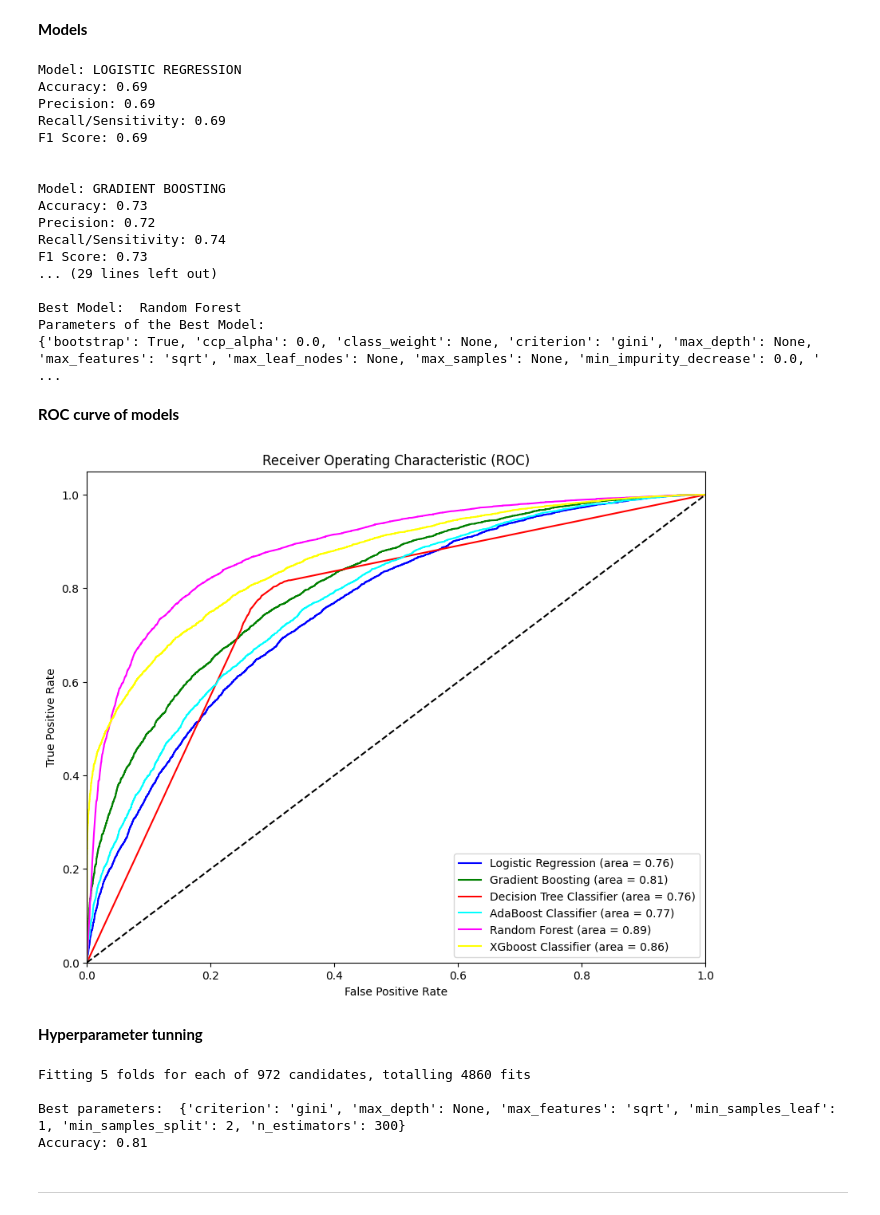
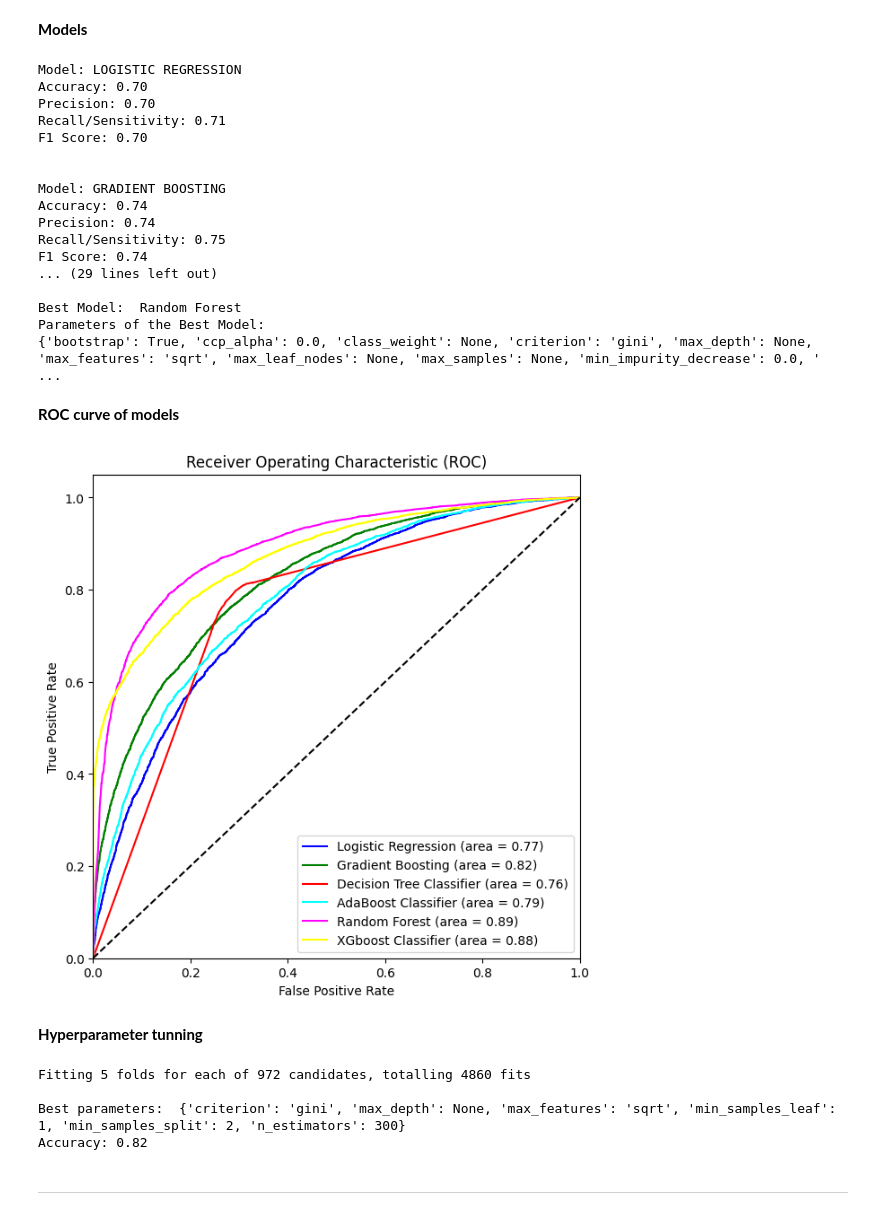
Before and after one commit to carlosla2802/TFG-repo, a Jupyter notebook: tfg_code.ipynb, the cells around one changed output. Cells and saved outputs as stored; diff of their text form; code cells hidden in the pictures.

```diff
--- a/tfg_code.ipynb
+++ b/tfg_code.ipynb
@@ -131,7 +131,7 @@ array([0., 1.])
 # %%
 # Rows and columns with the dataset filtered by people with Diabetes and Age
 df_filtered = df[df["DIABETE3"] == 1]
-df_filtered = df_filtered[df_filtered["_AGEG5YR"] > 6]
+df_filtered = df_filtered[df_filtered["_AGEG5YR"] > 5]
 # %% [markdown]
 ### **Treatment of variables**
 # %% [markdown]
@@ -740,10 +741,6 @@ final_df = final_df[final_df.PHYSHLTH != 99]
 #'GENHLTH'
 final_df = final_df[final_df.GENHLTH != 7]
 final_df = final_df[final_df.GENHLTH != 9]
-
-
-#'_INCOMG'
-final_df = final_df[final_df._INCOMG != 9]
 
 
 #'BPHIGH4'
@@ -815,6 +812,16 @@ final_df = final_df[final_df.MENTHLTH != 99]
 #'_TOTINDA'
 final_df['_TOTINDA'] = final_df['_TOTINDA'].replace({2:0})
 final_df = final_df[final_df._TOTINDA != 9]
+# %%
+#'CHCKIDNY'
+final_df['CHCKIDNY'] = final_df['CHCKIDNY'].replace({2:0})
+final_df = final_df[final_df.CHCKIDNY != 7]
+final_df = final_df[final_df.CHCKIDNY != 9]
+
+#'ALCDAY5'
+final_df['ALCDAY5'] = final_df['ALCDAY5'].replace({888:0})
+final_df = final_df[final_df.ALCDAY5 != 777]
+final_df = final_df[final_df.ALCDAY5 != 999]
 # %%
 final_df
 # %% [output]
@@ -1140,7 +1146,7 @@ X = df_balanced_smote.drop(columns=[target_variable])  # Characteristics without
 y = df_balanced_smote[target_variable]  # New target variable
 
 # Split the data into training and test sets again.
-X_train, X_test, y_train, y_test = train_test_split(X, y, test_size=0.3, random_state=42)
+X_train, X_test, y_train, y_test = train_test_split(X, y, test_size=0.2, random_state=42)
 # %% [markdown]
 **Divide into categorical and numeric features**
 # %%
@@ -1220,17 +1226,17 @@ if best_model:
     print(best_pipeline['model'].get_params())
 # %% [output]
 Model: LOGISTIC REGRESSION
-Accuracy: 0.69
-Precision: 0.69
-Recall/Sensitivity: 0.69
-F1 Score: 0.69
+Accuracy: 0.70
+Precision: 0.70
+Recall/Sensitivity: 0.71
+F1 Score: 0.70
 
 
 Model: GRADIENT BOOSTING
-Accuracy: 0.73
-Precision: 0.72
-Recall/Sensitivity: 0.74
-F1 Score: 0.73
+Accuracy: 0.74
+Precision: 0.74
+Recall/Sensitivity: 0.75
+F1 Score: 0.74
 ... (29 lines left out)
 
 Best Model:  Random Forest
@@ -1243,7 +1249,7 @@ Parameters of the Best Model:
 colors = ['blue', 'green', 'red', 'cyan', 'magenta', 'yellow', 'black', 'purple']
 
 # Preparar la figura de matplotlib
-plt.figure(figsize=(10, 8))
+plt.figure(figsize=(7, 7))
 
 # Bucle a través de los modelos para calcular y trazar la curva ROC
 for (name, model), color in zip(models, colors):
@@ -1251,47 +1257,37 @@ for (name, model), color in zip(models, colors):
     pipeline = Pipeline([
         ('preprocessor', preprocessor),
         ('model', model)
     ])
     pipeline.fit(X_train, y_train)
 
     # Predicciones de probabilidad para el conjunto de prueba
     y_prob = pipeline.predict_proba(X_test)[:, 1]  # Asumiendo que tu problema es binario y mirando la clase positiva
 
     # Calcular la curva ROC
     fpr, tpr, _ = roc_curve(y_test, y_prob)
     roc_auc = auc(fpr, tpr)
 
     # Trazar la curva ROC
     plt.plot(fpr, tpr, color=color, label=f'{name} (area = {roc_auc:.2f})')
 
 # Trazar la línea de referencia
 plt.plot([0, 1], [0, 1], 'k--')
 
 # Establecer los límites y etiquetas del gráfico
 plt.xlim([0.0, 1.0])
 plt.ylim([0.0, 1.05])
 plt.xlabel('False Positive Rate')
 plt.ylabel('True Positive Rate')
 plt.title('Receiver Operating Characteristic (ROC)')
 plt.legend(loc="lower right")
 
 # Mostrar el gráfico
 plt.show()
 # %% [output]
-[figure, old version]
+[figure, new version]
 # %% [markdown]
 **Hyperparameter tunning**
 # %%
-# Best model -> Random Forest
-best_model_name = 'Random Forest'
-
-'''
-best_model_pipeline = Pipeline([
-    ('preprocessor', preprocessor),
-    ('model', RandomForestClassifier(random_state=42))
-])
-'''
-
 # Define the parameters for the GridSearchCV
 param_grid = {
     'n_estimators': [100, 200, 300],
@@ -1320,7 +1316,7 @@ print(f"Accuracy: {accuracy:.2f}")
 Fitting 5 folds for each of 972 candidates, totalling 4860 fits
 
 Best parameters:  {'criterion': 'gini', 'max_depth': None, 'max_features': 'sqrt', 'min_samples_leaf': 1, 'min_samples_split': 2, 'n_estimators': 300}
-Accuracy: 0.81
+Accuracy: 0.82
 # %% [markdown]
 ----
 # %% [markdown]
```
Also changed, not shown: parts of 37 cells of this notebook, 1 other file.
